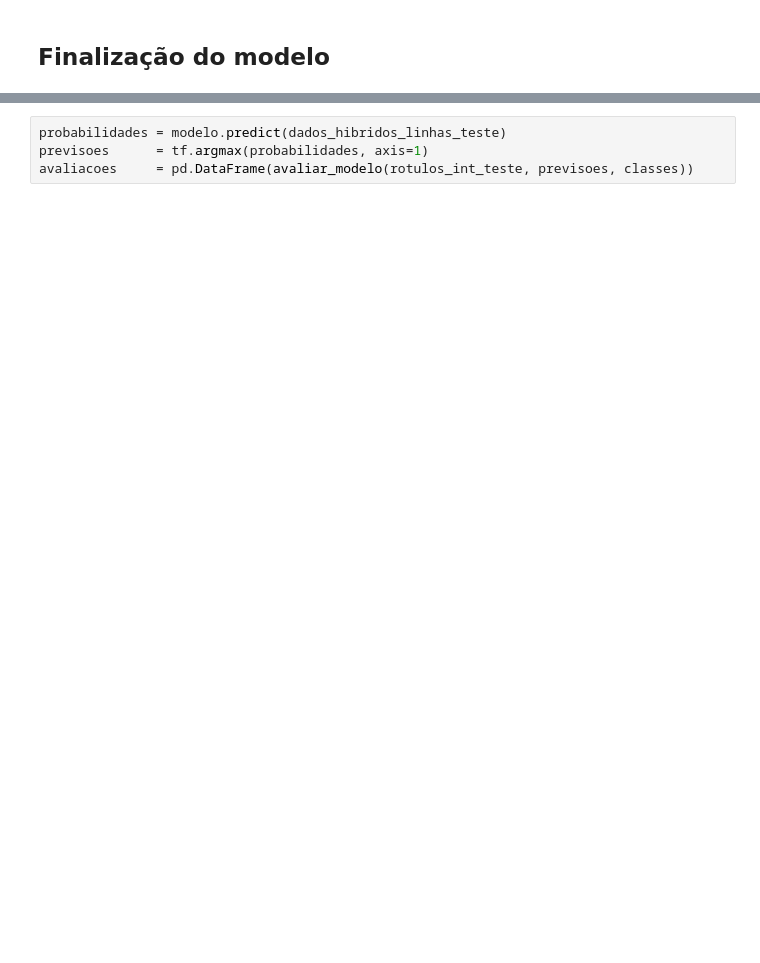
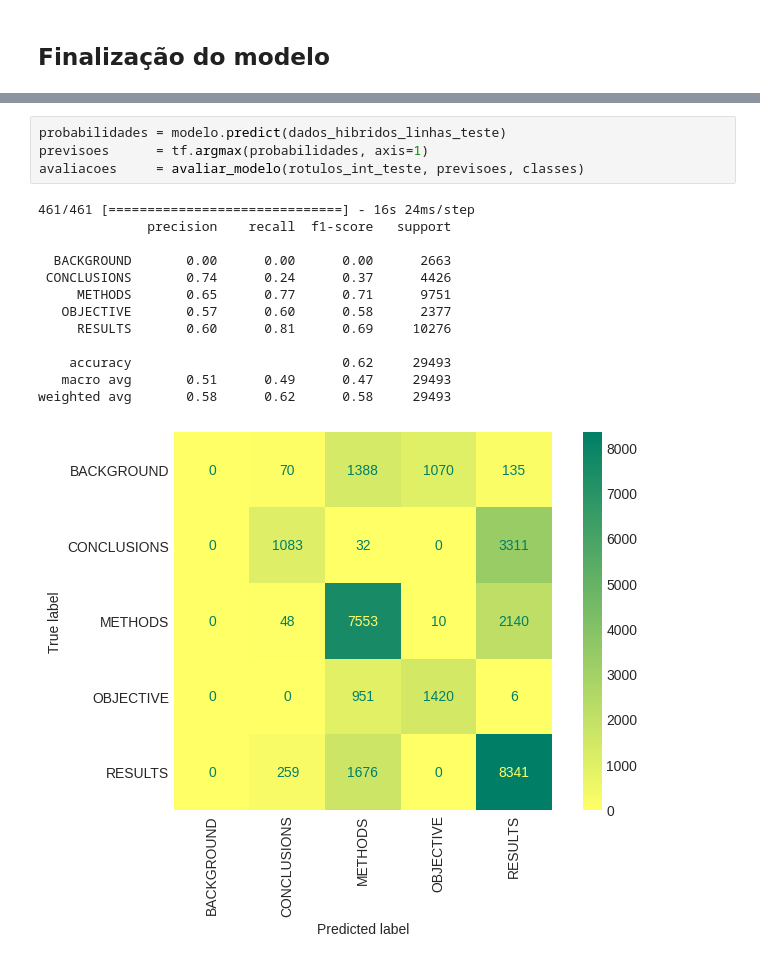
Before and after one commit to flohmannjr/tensorflow_curso, a Jupyter notebook: TensorFlow_MP2_2_SkimLit_Full.ipynb, the cells around one changed output, grey strips where cells are left out. Saved outputs shown, nothing was run; the diff lists cells and outputs as text; blank space fills up the shorter version.

```diff
--- a/TensorFlow_MP2_2_SkimLit_Full.ipynb
+++ b/TensorFlow_MP2_2_SkimLit_Full.ipynb
@@ -238,6 +300,20 @@ grafico_historico_por_iteracao(historico)
 # %%
 probabilidades = modelo.predict(dados_hibridos_linhas_teste)
 previsoes      = tf.argmax(probabilidades, axis=1)
-avaliacoes     = pd.DataFrame(avaliar_modelo(rotulos_int_teste, previsoes, classes))
+avaliacoes     = avaliar_modelo(rotulos_int_teste, previsoes, classes)
+# %% [output]
+461/461 [==============================] - 16s 24ms/step
+              precision    recall  f1-score   support
+
+  BACKGROUND       0.00      0.00      0.00      2663
+ CONCLUSIONS       0.74      0.24      0.37      4426
+     METHODS       0.65      0.77      0.71      9751
+   OBJECTIVE       0.57      0.60      0.58      2377
+     RESULTS       0.60      0.81      0.69     10276
+
+    accuracy                           0.62     29493
+   macro avg       0.51      0.49      0.47     29493
+weighted avg       0.58      0.62      0.58     29493
+[figure, added]
 # %%
 avaliacoes
```
Also changed, not shown: parts of 13 cells of this notebook.
